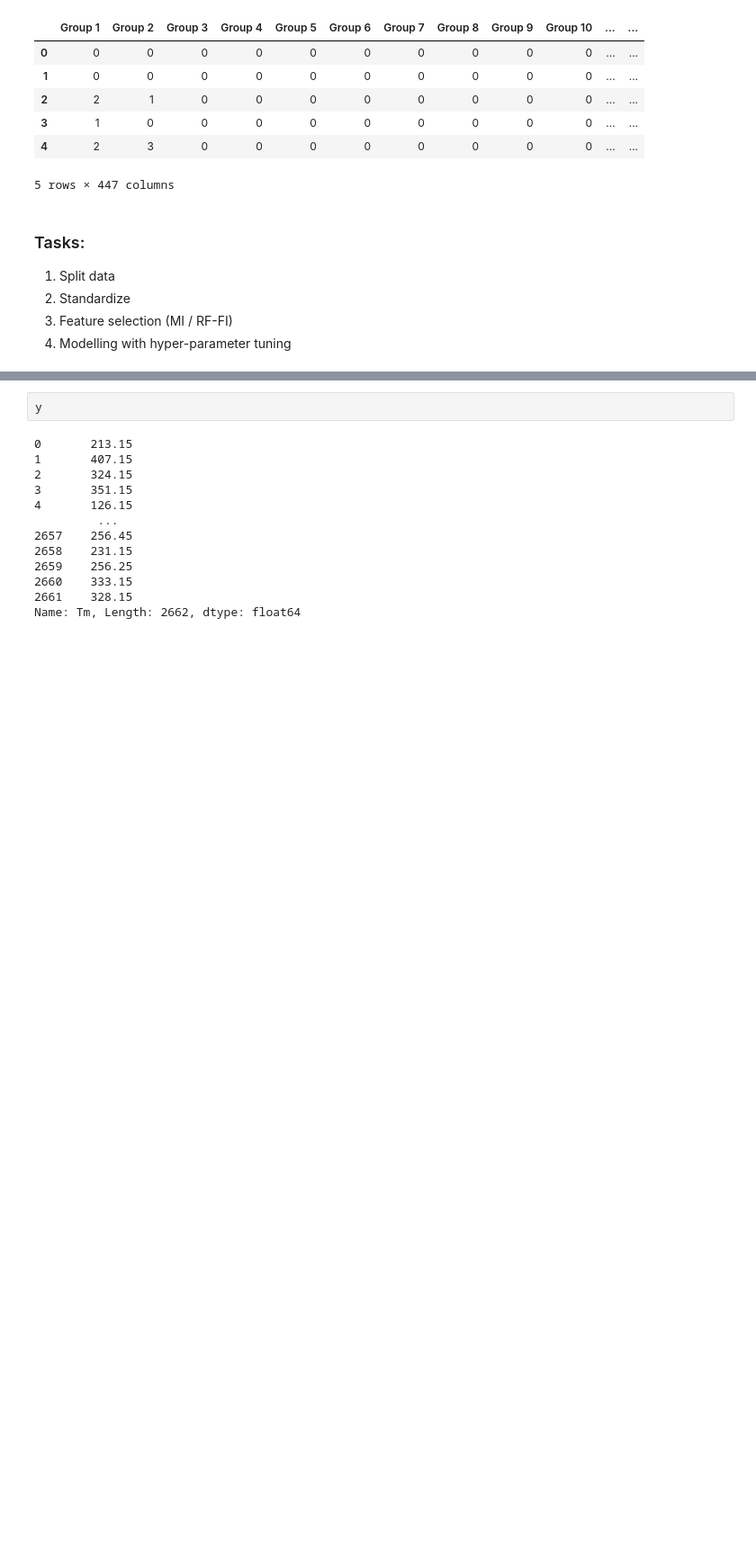
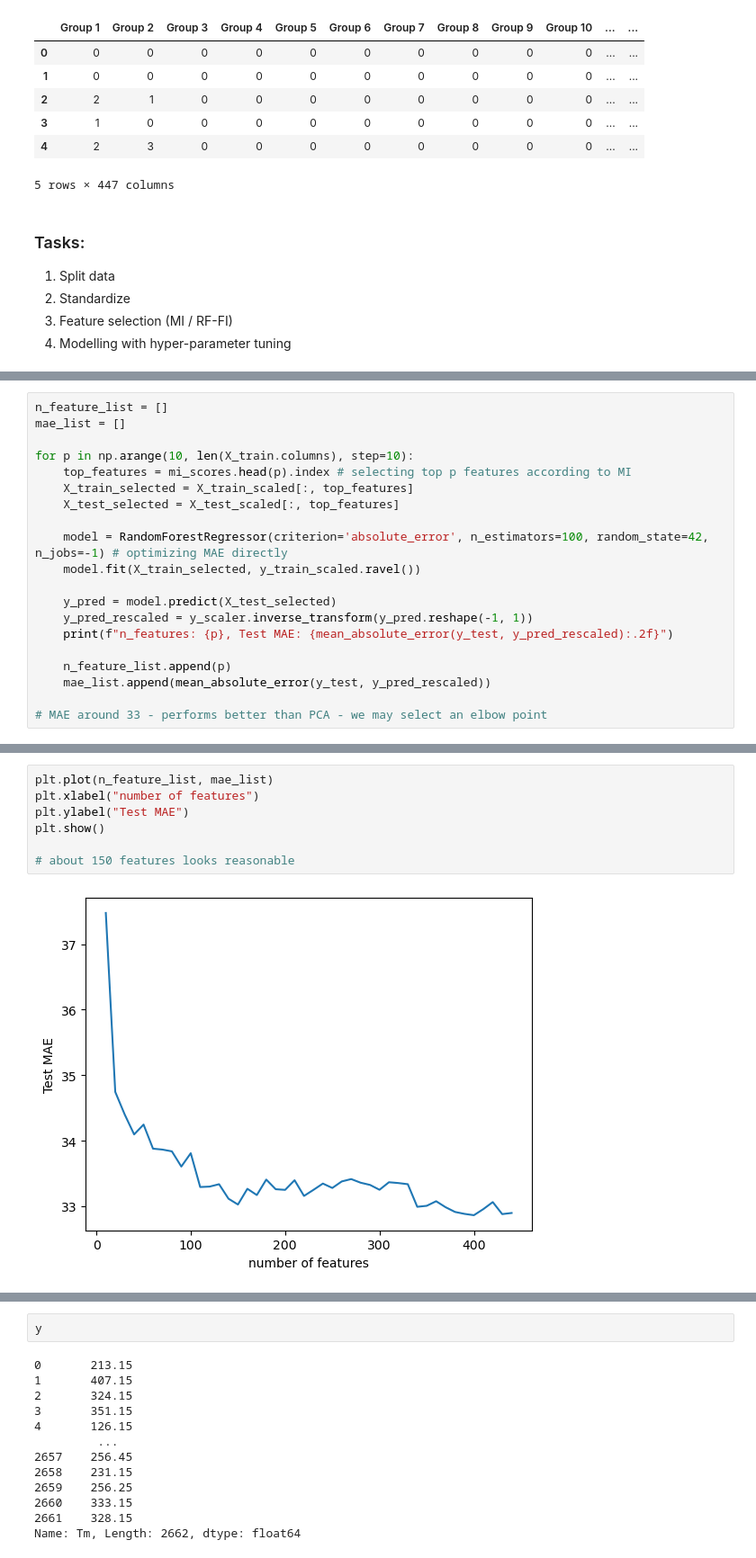
Before and after one commit to Michal-Iwicki/Melting-point-prediction, a Jupyter notebook: overview.ipynb, the cells around one changed output, grey strips where cells are left out. Shown at 90% size. Cells and saved outputs as stored; diff of their text form; blank space fills up the shorter version.

```diff
--- a/overview.ipynb
+++ b/overview.ipynb
@@ -141,0 +264,20 @@ Can put in some transformer to obtain additional prediction
+# %%
+n_feature_list = []
+mae_list = []
+
+for p in np.arange(10, len(X_train.columns), step=10):
+    top_features = mi_scores.head(p).index # selecting top p features according to MI
+    X_train_selected = X_train_scaled[:, top_features]
+    X_test_selected = X_test_scaled[:, top_features]
+
+    model = RandomForestRegressor(criterion='absolute_error', n_estimators=100, random_state=42, n_jobs=-1) # optimizing MAE directly
+    model.fit(X_train_selected, y_train_scaled.ravel())
+
+    y_pred = model.predict(X_test_selected)
+    y_pred_rescaled = y_scaler.inverse_transform(y_pred.reshape(-1, 1))
+    print(f"n_features: {p}, Test MAE: {mean_absolute_error(y_test, y_pred_rescaled):.2f}")
+
+    n_feature_list.append(p)
+    mae_list.append(mean_absolute_error(y_test, y_pred_rescaled))
+
+# MAE around 33 - performs better than PCA - we may select an elbow point
@@ -141,0 +302,9 @@ Can put in some transformer to obtain additional prediction
+# %%
+plt.plot(n_feature_list, mae_list)
+plt.xlabel("number of features")
+plt.ylabel("Test MAE")
+plt.show()
+
+# about 150 features looks reasonable
+# %% [output]
+[figure, added]
```
Also changed, not shown: parts of 28 cells of this notebook, 10 other files.
